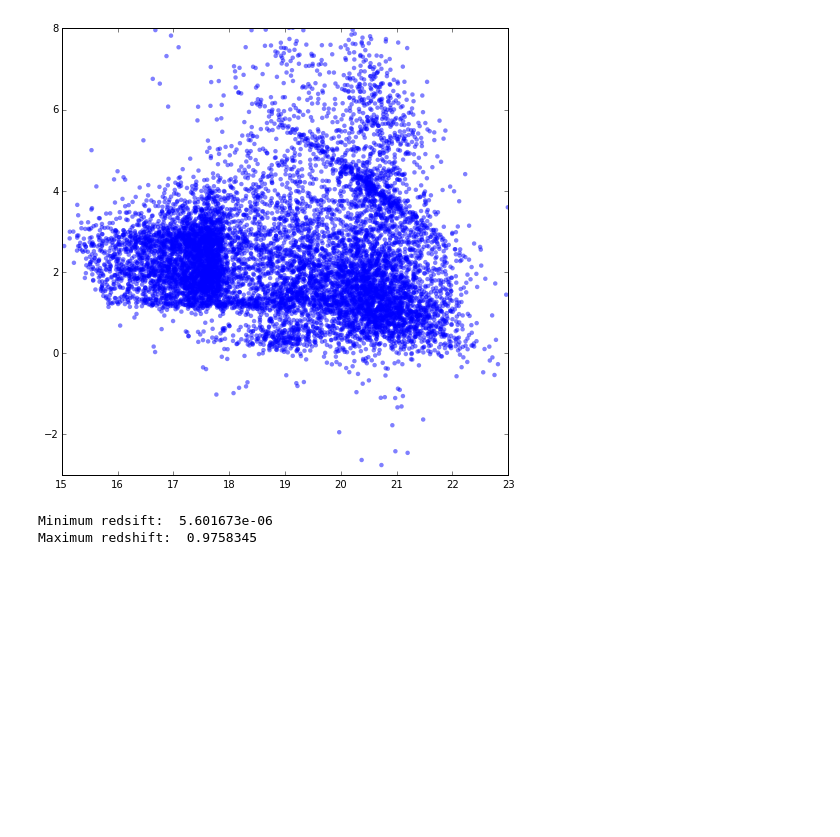
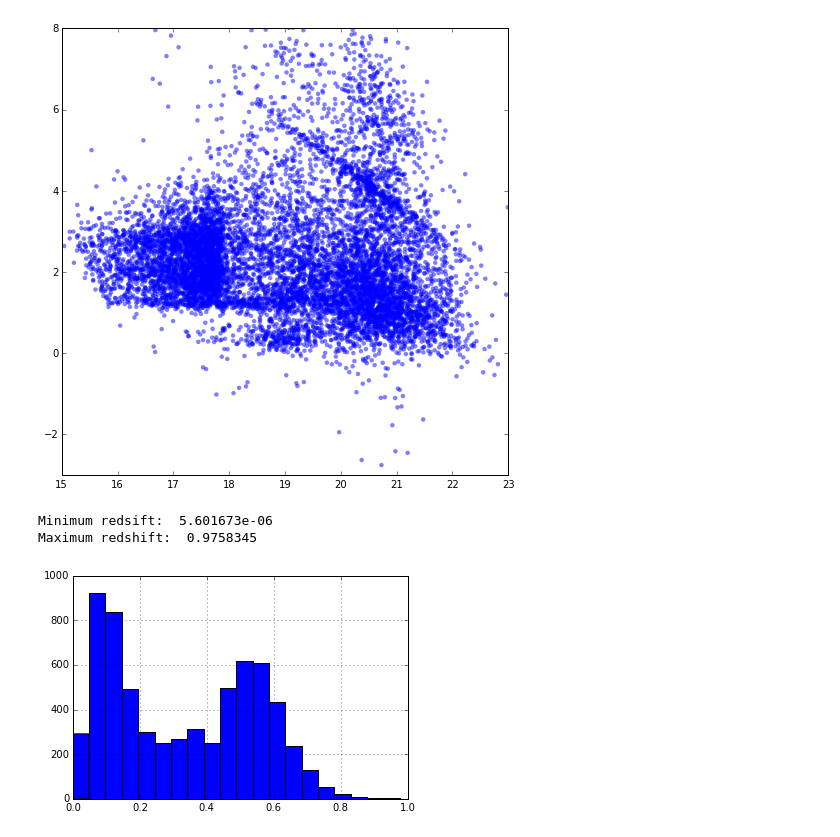
Before and after one commit to rpmunoz/PentaUC, a Jupyter notebook: Astronomia era informacion/Taller 5 - Catalogos fotometricos y espectroscopicos.ipynb, the cells around one changed output. Saved outputs shown, nothing was run; the diff lists cells and outputs as text; code cells hidden in the pictures; blank space fills up the shorter version.

Commit message:
Agregue un histograma de la distribución en redshift de las galaxias

```diff
--- a/Astronomia era informacion/Taller 5 - Catalogos fotometricos y espectroscopicos.ipynb
+++ b/Astronomia era informacion/Taller 5 - Catalogos fotometricos y espectroscopicos.ipynb
@@ -30,9 +30,14 @@ plt.ylim(yrange)
 (-3, 8)
 [figure]
 # %%
-gv=(data['class']=='GALAXY')
-print 'Minimum redsift: ', np.min(data['redshift'][gv])
-print 'Maximum redshift: ', np.max(data['redshift'][gv])
+gv_galaxias=(data['class']=='GALAXY')
+print 'Minimum redsift: ', np.min(data['redshift'][gv_galaxias])
+print 'Maximum redshift: ', np.max(data['redshift'][gv_galaxias])
 # %% [output]
 Minimum redsift:  5.601673e-06
 Maximum redshift:  0.9758345
+# %%
+data['redshift'][gv_galaxias].hist(bins=20)
+plt.show()
+# %% [output]
+[figure, added]
```
